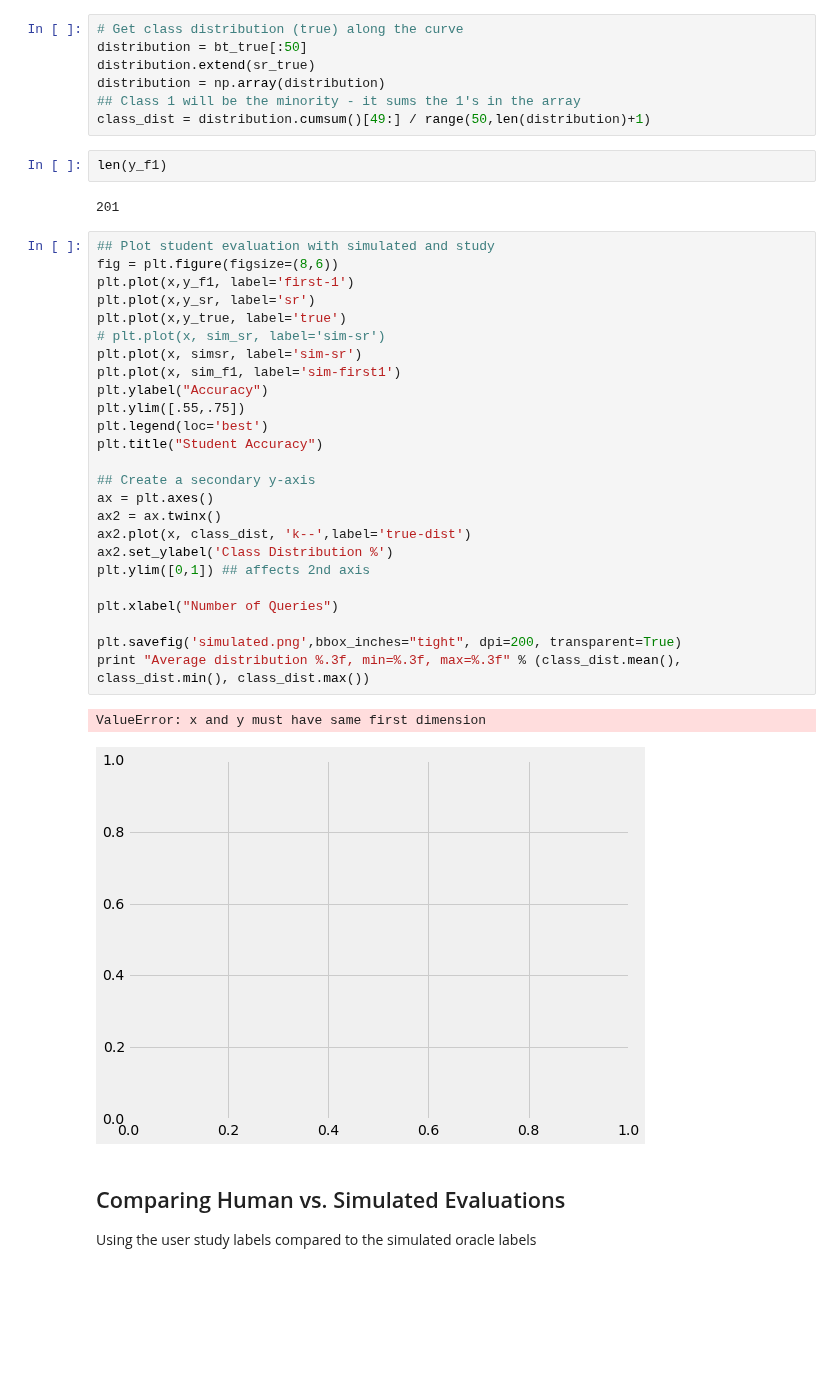
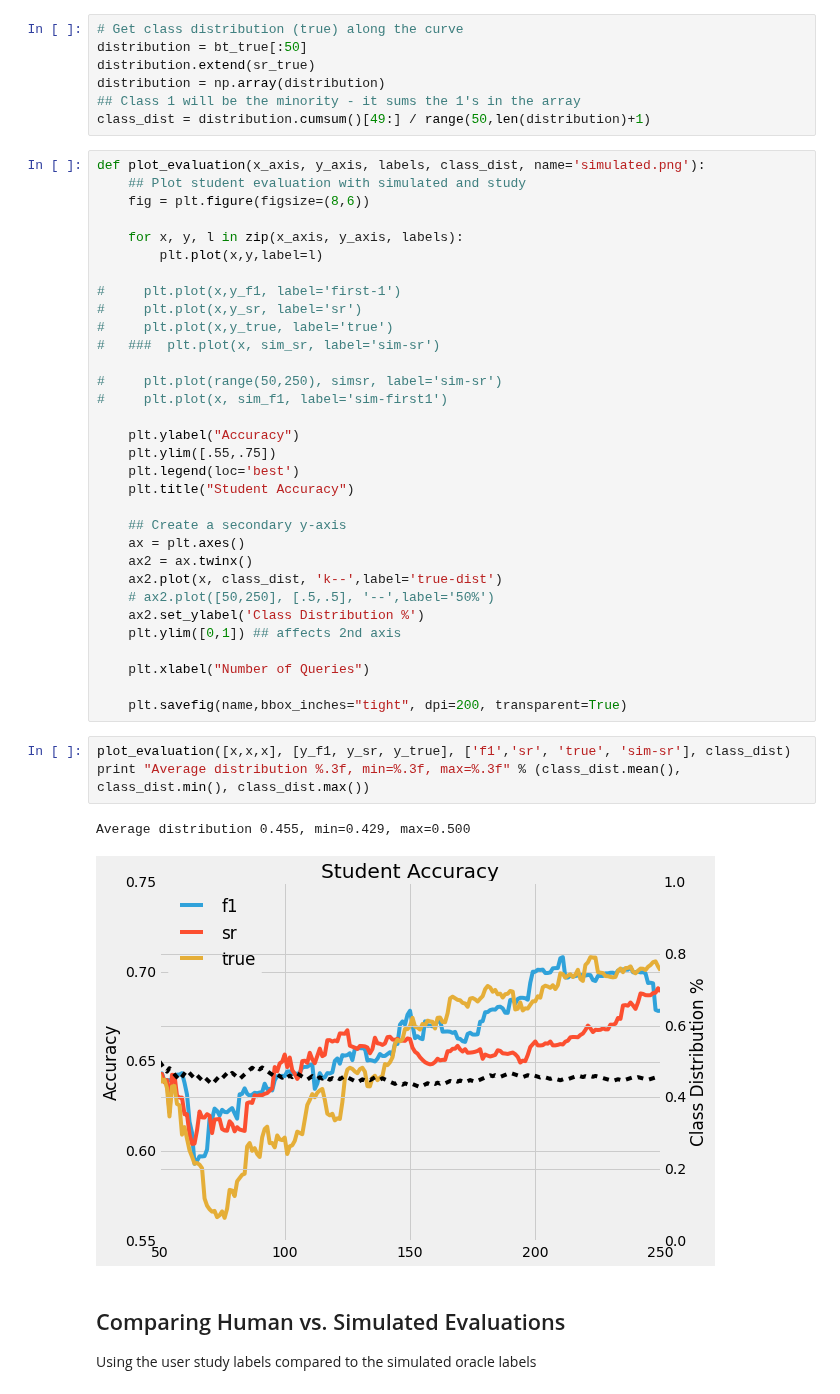
Before and after one commit to mramire8/notebooks, a Jupyter notebook: evaluate_student_user_study.ipynb, the cells around one changed output. Saved outputs shown, nothing was run; the diff lists cells and outputs as text; blank space fills up the shorter version.

```diff
--- a/evaluate_student_user_study.ipynb
+++ b/evaluate_student_user_study.ipynb
@@ -1004,38 +997,44 @@ distribution.extend(sr_true)
 distribution = np.array(distribution)
 ## Class 1 will be the minority - it sums the 1's in the array
 class_dist = distribution.cumsum()[49:] / range(50,len(distribution)+1)
-# %%
-len(y_f1)
-# %% [output]
-201
 # %%
-## Plot student evaluation with simulated and study
-fig = plt.figure(figsize=(8,6))
-plt.plot(x,y_f1, label='first-1')
-plt.plot(x,y_sr, label='sr')
-plt.plot(x,y_true, label='true')
-# plt.plot(x, sim_sr, label='sim-sr')
-plt.plot(x, simsr, label='sim-sr')
-plt.plot(x, sim_f1, label='sim-first1')
-plt.ylabel("Accuracy")
-plt.ylim([.55,.75])
-plt.legend(loc='best')
-plt.title("Student Accuracy")
+def plot_evaluation(x_axis, y_axis, labels, class_dist, name='simulated.png'):
+    ## Plot student evaluation with simulated and study
+    fig = plt.figure(figsize=(8,6))
 
-## Create a secondary y-axis
-ax = plt.axes()
-ax2 = ax.twinx()
-ax2.plot(x, class_dist, 'k--',label='true-dist')
-ax2.set_ylabel('Class Distribution %')
-plt.ylim([0,1]) ## affects 2nd axis
+    for x, y, l in zip(x_axis, y_axis, labels):
+        plt.plot(x,y,label=l)
 
-plt.xlabel("Number of Queries")
+#     plt.plot(x,y_f1, label='first-1')
+#     plt.plot(x,y_sr, label='sr')
+#     plt.plot(x,y_true, label='true')
+#   ###  plt.plot(x, sim_sr, label='sim-sr')
 
-plt.savefig('simulated.png',bbox_inches="tight", dpi=200, transparent=True)
-print "Average distribution %.3f, min=%.3f, max=%.3f" % (class_dist.mean(), class_dist.min(), class_dist.max())
+#     plt.plot(range(50,250), simsr, label='sim-sr')
+#     plt.plot(x, sim_f1, label='sim-first1')
+
+    plt.ylabel("Accuracy")
+    plt.ylim([.55,.75])
+    plt.legend(loc='best')
+    plt.title("Student Accuracy")
+
+    ## Create a secondary y-axis
+    ax = plt.axes()
+    ax2 = ax.twinx()
+    ax2.plot(x, class_dist, 'k--',label='true-dist')
+    # ax2.plot([50,250], [.5,.5], '--',label='50%')
+    ax2.set_ylabel('Class Distribution %')
+    plt.ylim([0,1]) ## affects 2nd axis
+
+    plt.xlabel("Number of Queries")
+
+    plt.savefig(name,bbox_inches="tight", dpi=200, transparent=True)
-# %% [output]
-ValueError: x and y must have same first dimension
-[figure, removed]
+# %%
+plot_evaluation([x,x,x], [y_f1, y_sr, y_true], ['f1','sr', 'true', 'sim-sr'], class_dist)
+print "Average distribution %.3f, min=%.3f, max=%.3f" % (class_dist.mean(), class_dist.min(), class_dist.max())
+# %% [output]
+Average distribution 0.455, min=0.429, max=0.500
+[figure, added]
 # %% [markdown]
 ## Comparing Human vs. Simulated Evaluations
 
```
Also changed, not shown: parts of 8 cells of this notebook.
